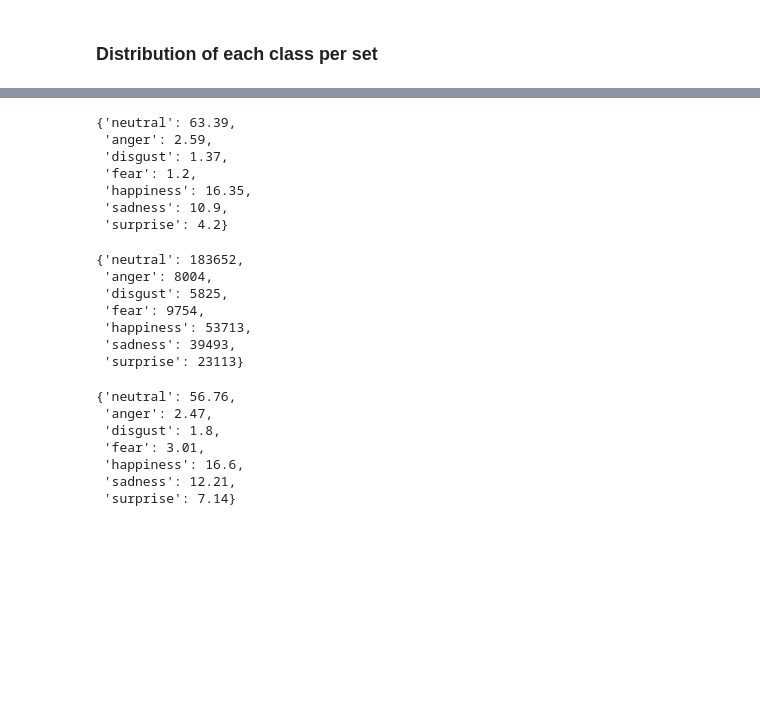
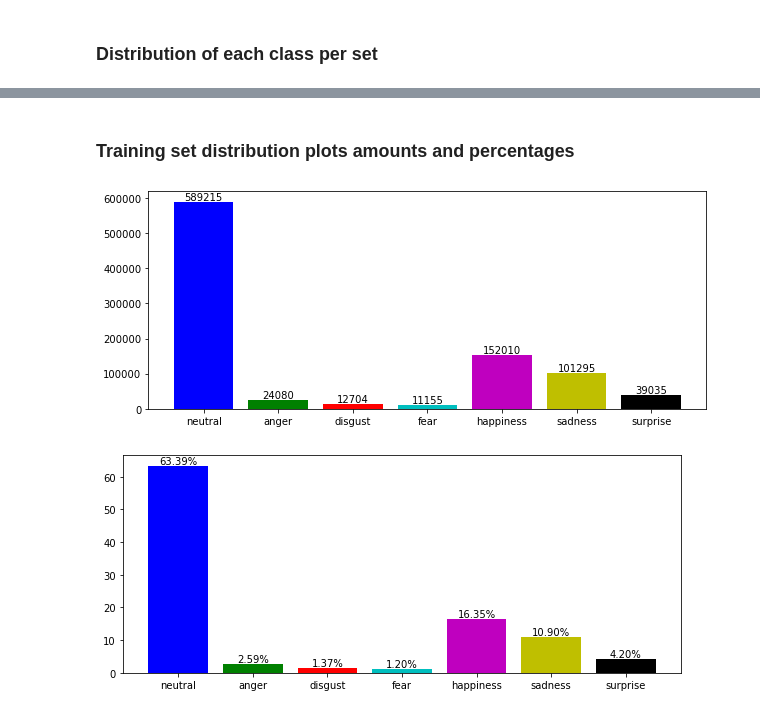
Before and after one commit to ion-elgreco/thesis-FER, a Jupyter notebook: EDA_Aff-Wild2.ipynb, the cells around one changed output, grey strips where cells are left out. Drawn from its saved outputs; the diff is of its cells as text; code cells hidden in the pictures; blank space fills up the shorter version.

Commit message:
Added some distribution plots

```diff
--- a/EDA_Aff-Wild2.ipynb
+++ b/EDA_Aff-Wild2.ipynb
@@ -330,33 +319,26 @@ AW2_train_highlevel_dist
-# %%
-# Distribution of class for training set in percentages
-{name:round((value/sum(AW2_train_highlevel_dist.values()))*100,2) for name, value in zip(names_class, AW2_train_highlevel_dist.values())}
-# %% [output]
-{'neutral': 63.39,
- 'anger': 2.59,
- 'disgust': 1.37,
- 'fear': 1.2,
- 'happiness': 16.35,
- 'sadness': 10.9,
- 'surprise': 4.2}
-# %%
-# Distribution of classes for validation set
-AW2_val_highlevel_dist
-# %% [output]
-{'neutral': 183652,
- 'anger': 8004,
- 'disgust': 5825,
- 'fear': 9754,
- 'happiness': 53713,
- 'sadness': 39493,
- 'surprise': 23113}
-# %%
-# Distribution of class for training set in percentages
-{name:round((value/sum(AW2_val_highlevel_dist.values()))*100,2) for name, value in zip(names_class, AW2_val_highlevel_dist.values())}
-# %% [output]
-{'neutral': 56.76,
- 'anger': 2.47,
- 'disgust': 1.8,
- 'fear': 3.01,
- 'happiness': 16.6,
- 'sadness': 12.21,
- 'surprise': 7.14}
+# %%
+# Distribution of classes for training set
+def AW2_distplotter(distribution):
+    # Distribution of class for training set in percentages
+    percentages = {name:round((value/sum(distribution.values()))*100,2) for name, value in zip(names_class, distribution.values())}
+
+    fig, axes = plt.subplots(figsize=(10,4))
+    ax1 = axes.bar(distribution.keys(), distribution.values(), color=('b','g','r','c','m','y','k'))
+
+    for rect in ax1:
+        height = rect.get_height()
+        plt.text(rect.get_x() + rect.get_width()/2.0, height, '%d' % int(height), ha='center', va='bottom')
+
+    fig, axes = plt.subplots(figsize=(10,4))
+    ax2 = axes.bar(percentages.keys(), percentages.values(), color=('b','g','r','c','m','y','k'))
+
+    for rect in ax2:
+        height = rect.get_height()
+        plt.text(rect.get_x() + rect.get_width()/2.0, height, '%.2f' % height + '%', ha='center', va='bottom')
+# %% [markdown]
+### Training set distribution plots amounts and percentages ###
+# %%
+AW2_distplotter(AW2_train_highlevel_dist)
+# %% [output]
+[figure, added]
+[figure, added]
```
Also changed, not shown: parts of 3 cells of this notebook.
